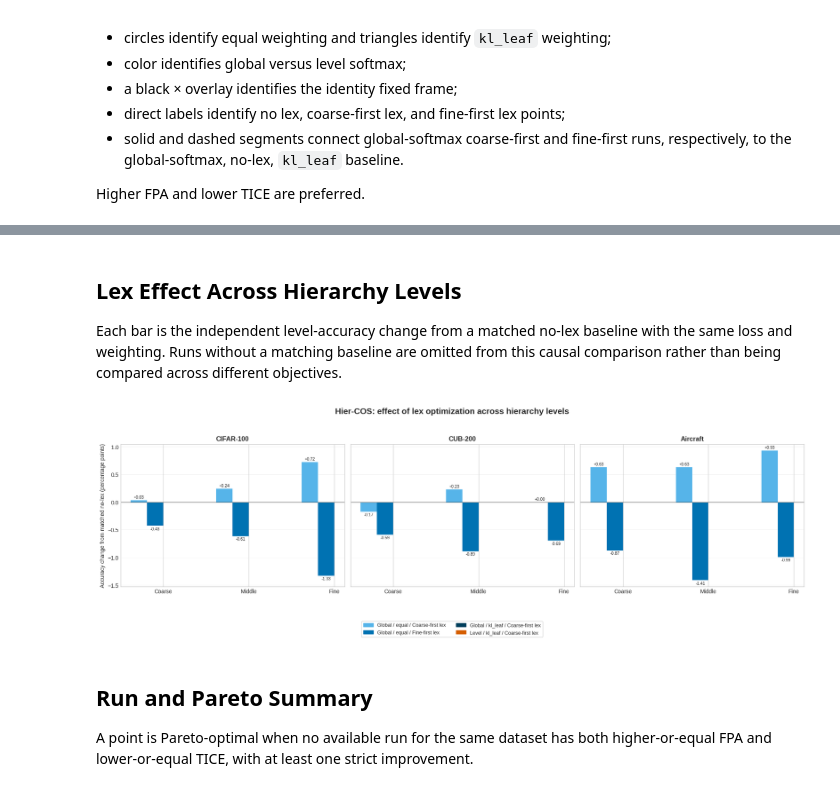
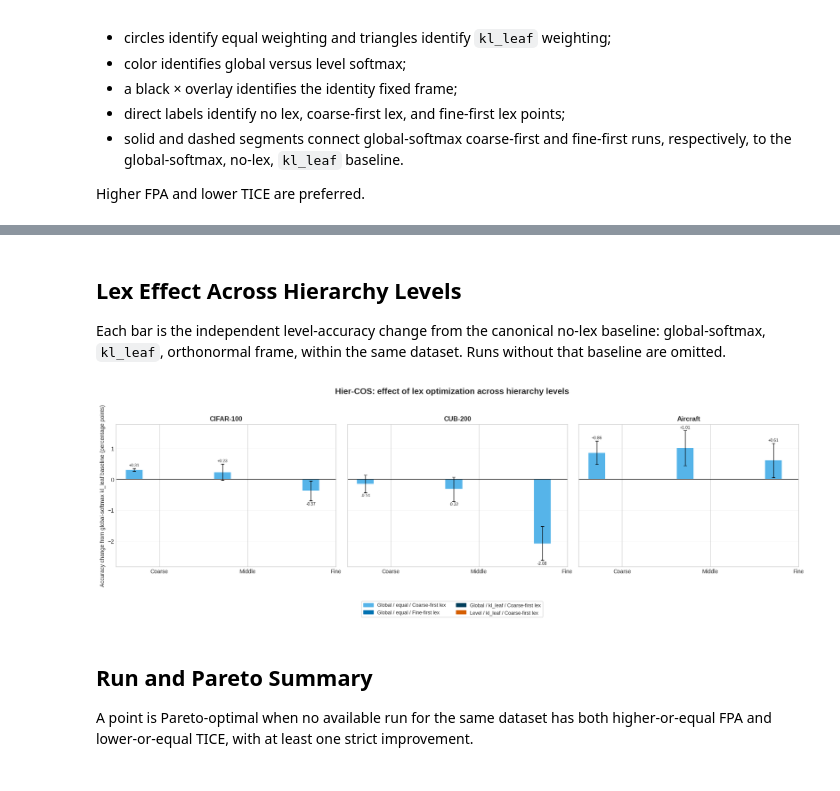
Before and after one commit to Gianma23/lexicographic_deep_learning_detailed_study, a Jupyter notebook: analysis/hiercos_current_runs/hiercos_current_plots.ipynb, the cells around one changed output, grey strips where cells are left out. Cells and saved outputs as stored; diff of their text form; code cells hidden in the pictures.

Commit message:
continue analysis

```diff
--- a/analysis/hiercos_current_runs/hiercos_current_plots.ipynb
+++ b/analysis/hiercos_current_runs/hiercos_current_plots.ipynb
@@ -91,7 +92,7 @@ def sample_stats(values):
     return float(values.mean()), float(values.std(ddof=1)) if values.size > 1 else np.nan
 
 
-def run_suffix(mode, weight, frame):
+def run_suffix(mode, weight, frame, variant=None):
     if mode == 'no_lex':
         suffix = f'baseline_{weight}'
     else:
@@ -100,17 +101,23 @@ def run_suffix(mode, weight, frame):
             suffix += f'_{weight}'
     if frame == 'identity':
         suffix += '_identity'
+    if variant:
+        suffix += f'_{variant}'
     return suffix
 
 
 def expand_run_request(request):
     softmax, weight, mode, *rest = request
-    frame = rest[0] if rest else 'orthonormal'
+    frame = rest[0] if len(rest) >= 1 else 'orthonormal'
+    variant = rest[1] if len(rest) >= 2 else None
+    dataset_filter = set(rest[2]) if len(rest) >= 3 else None
     softmax_spec = SOFTMAX_SPECS[softmax]
     frame_code = '-ID' if frame == 'identity' else ''
+    variant_code = '/R50' if variant == 'resnet50' else ''
     display_frame = ' identity' if frame == 'identity' else ''
+    display_variant = ' ResNet-50' if variant == 'resnet50' else ''
     return {
-        'key': '_'.join(part for part in (softmax, weight, mode, frame) if part != 'orthonormal'),
+        'key': '_'.join(str(part) for part in (softmax, weight, mode, frame, variant) if part and part != 'orthonormal'),
         'softmax': softmax,
         'loss': softmax_spec['loss'],
         'loss_label': softmax_spec['label'],
@@ -120,9 +127,11 @@ def expand_run_request(request):
         'mode': mode,
         'mode_label': MODE_LABELS[mode],
         'frame': frame,
-        'suffix': run_suffix(mode, weight, frame),
-        'short_label': f"{softmax_spec['code']}-{MODE_CODES[mode]} [{WEIGHT_CODES[weight]}{frame_code}]",
-        'plot_label': f"{MODE_LABELS[mode]}{display_frame}",
+        'variant': variant,
+        'dataset_filter': dataset_filter,
+        'suffix': run_suffix(mode, weight, frame, variant),
+        'short_label': f"{softmax_spec['code']}-{MODE_CODES[mode]} [{WEIGHT_CODES[weight]}{frame_code}{variant_code}]",
+        'plot_label': f"{MODE_LABELS[mode]}{display_frame}{display_variant}",
     }
 
 
@@ -134,6 +143,8 @@ def discover_rows():
     missing = []
     for dataset_key, dataset_label in DATASETS.items():
         for spec in RUN_SPECS:
+            if spec.get('dataset_filter') and dataset_key not in spec['dataset_filter']:
+                continue
             run_name = f"hiercos_{dataset_key}_{spec['loss']}_{spec['suffix']}"
             run_dir = OUTPUTS_ROOT / run_name
             completed_seed_dirs = seed_dirs(run_dir)
@@ -194,23 +205,23 @@ def mark_pareto(rows):
     return rows
 
 
-def matched_baseline(row, rows):
+def canonical_global_kl_leaf_baseline(row, rows):
     return next((
         candidate for candidate in rows
         if candidate['dataset'] == row['dataset']
-        and candidate['loss'] == row['loss']
-        and candidate['weight'] == row['weight']
-        and candidate['frame'] == row['frame']
+        and candidate['loss_label'] == 'Global'
+        and candidate['weight'] == 'kl_leaf'
+        and candidate['frame'] == 'orthonormal'
         and candidate['mode'] == 'no_lex'
     ), None)
 
 
-def matched_lex_pairs(rows):
+def canonical_lex_pairs(rows):
     pairs = []
     for row in rows:
         if row['mode'] == 'no_lex':
             continue
-        baseline = matched_baseline(row, rows)
+        baseline = canonical_global_kl_leaf_baseline(row, rows)
         if baseline is not None:
             pairs.append({'run': row, 'baseline': baseline})
     return pairs
@@ -371,9 +382,9 @@ save_or_show(fig, 'fpa_tice_tradeoff_all_softmax.svg')
 # %% [markdown]
 ## Lex Effect Across Hierarchy Levels
 
-Each bar is the independent level-accuracy change from a matched no-lex baseline with the same loss and weighting. Runs without a matching baseline are omitted from this causal comparison rather than being compared across different objectives.
+Each bar is the independent level-accuracy change from the canonical no-lex baseline: global-softmax, `kl_leaf`, orthonormal frame, within the same dataset. Runs without that baseline are omitted.
 # %%
-pairs = matched_lex_pairs(rows)
+pairs = canonical_lex_pairs(rows)
 comparison_specs = [
     (('Global', 'equal', 'coarse_first'), 'Global / equal / Coarse-first lex', '#56B4E9'),
     (('Global', 'equal', 'fine_first'), 'Global / equal / Fine-first lex', '#0072B2'),
@@ -404,35 +415,35 @@ for ax, dataset in zip(axes, DATASETS.values()):
                 - baseline['seed_values'][seed][f'acc_level_{level}']
                 for level in range(3)
             ]
             for seed in common_seeds
         ], dtype=float)
         deltas = delta_samples.mean(axis=0)
         delta_stds = delta_samples.std(axis=0, ddof=1) if len(common_seeds) > 1 else np.full(3, np.nan)
         positions = x + (index - (len(comparison_specs) - 1) / 2) * width
         yerr = delta_stds if np.all(np.isfinite(delta_stds)) else None
         bars = ax.bar(
             positions, deltas, width=width, color=color, label=label, zorder=2,
             yerr=yerr, capsize=3, error_kw={'linewidth': 1.0},
         )
         ax.bar_label(bars, fmt='%+.2f', fontsize=7.5, padding=2)
     ax.axhline(0, color='#333333', linewidth=1)
     ax.set_title(dataset, fontweight='bold')
     ax.set_xticks(x, level_labels)
     ax.grid(True, axis='y', alpha=0.25)
-axes[0].set_ylabel('Accuracy change from matched no-lex (percentage points)')
+axes[0].set_ylabel('Accuracy change from global-softmax kl_leaf baseline (percentage points)')
 handles = [
     plt.Rectangle((0, 0), 1, 1, color=color, label=label)
     for _, label, color in comparison_specs
 ]
 fig.legend(
     handles=handles, loc='lower center', ncol=2,
     bbox_to_anchor=(0.5, -0.08), frameon=True, fontsize=9,
 )
 fig.suptitle('Hier-COS: effect of lex optimization across hierarchy levels', fontsize=15, fontweight='bold')
 fig.tight_layout(rect=(0, 0.10, 1, 0.94))
 save_or_show(fig, 'level_accuracy_matched_lex_deltas.svg')
 # %% [output]
-[figure, old version]
+[figure, new version]
 # %% [markdown]
 ## Run and Pareto Summary
 
```
Also changed, not shown: parts of 4 cells of this notebook, 9 other files.
